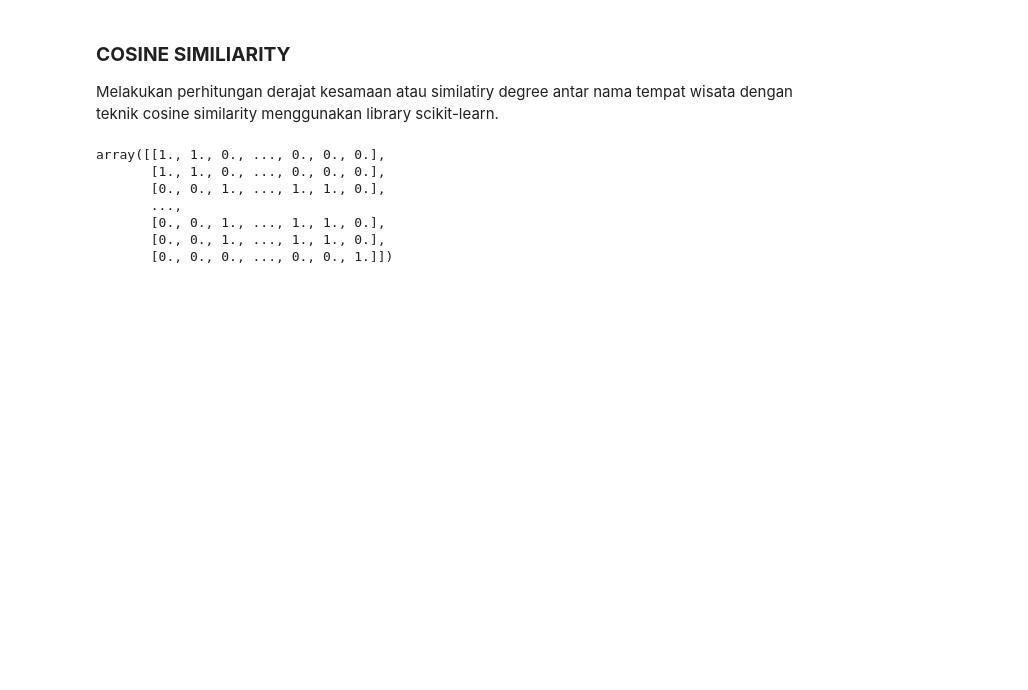
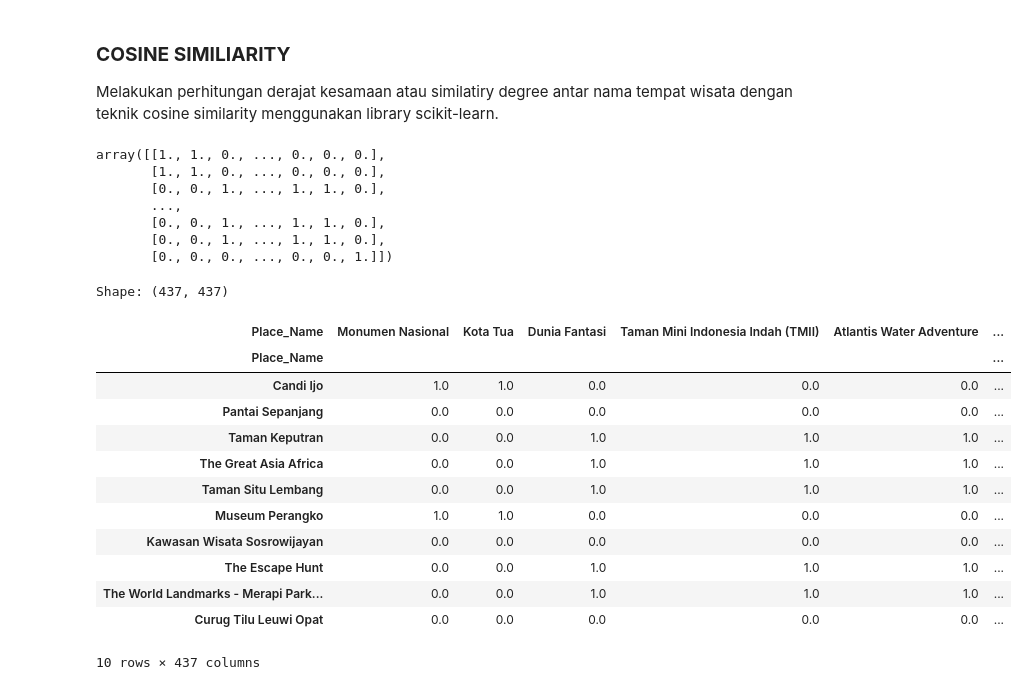
Before and after one commit to ZutoVain/ML, a Jupyter notebook: ML.ipynb, the cells around one changed output. Saved outputs shown, nothing was run; the diff lists cells and outputs as text; code cells hidden in the pictures; blank space fills up the shorter version.

```diff
--- a/ML.ipynb
+++ b/ML.ipynb
@@ -216,3 +216,25 @@ array([[1., 1., 0., ..., 0., 0., 0.],
        [0., 0., 1., ..., 1., 1., 0.],
        [0., 0., 1., ..., 1., 1., 0.],
        [0., 0., 0., ..., 0., 0., 1.]])
+# %%
+#Mengubah matriks cosine similarity menjadi bentuk dataframe antar nama tempat (destinasi wisata).
+cosine_sim_df = pd.DataFrame(
+    cosine_sim, index=places.Place_Name, columns=places.Place_Name)
+print('Shape:', cosine_sim_df.shape)
+
+cosine_sim_df.sample(10, axis=0)
+# %% [output]
+Shape: (437, 437)
+| Place_Name | Monumen Nasional | Kota Tua | Dunia Fantasi | Taman Mini Indonesia Indah (TMII) | Atlantis Water Adventure | ... |
+| Place_Name |  |  |  |  |  | ... |
+| Candi Ijo | 1.0 | 1.0 | 0.0 | 0.0 | 0.0 | ... |
+| Pantai Sepanjang | 0.0 | 0.0 | 0.0 | 0.0 | 0.0 | ... |
+| Taman Keputran | 0.0 | 0.0 | 1.0 | 1.0 | 1.0 | ... |
+| The Great Asia Africa | 0.0 | 0.0 | 1.0 | 1.0 | 1.0 | ... |
+| Taman Situ Lembang | 0.0 | 0.0 | 1.0 | 1.0 | 1.0 | ... |
+| Museum Perangko | 1.0 | 1.0 | 0.0 | 0.0 | 0.0 | ... |
+| Kawasan Wisata Sosrowijayan | 0.0 | 0.0 | 0.0 | 0.0 | 0.0 | ... |
+| The Escape Hunt | 0.0 | 0.0 | 1.0 | 1.0 | 1.0 | ... |
+| The World Landmarks - Merapi Park... | 0.0 | 0.0 | 1.0 | 1.0 | 1.0 | ... |
+| Curug Tilu Leuwi Opat | 0.0 | 0.0 | 0.0 | 0.0 | 0.0 | ... |
+10 rows × 437 columns
```
Also changed, not shown: parts of 4 cells of this notebook.
